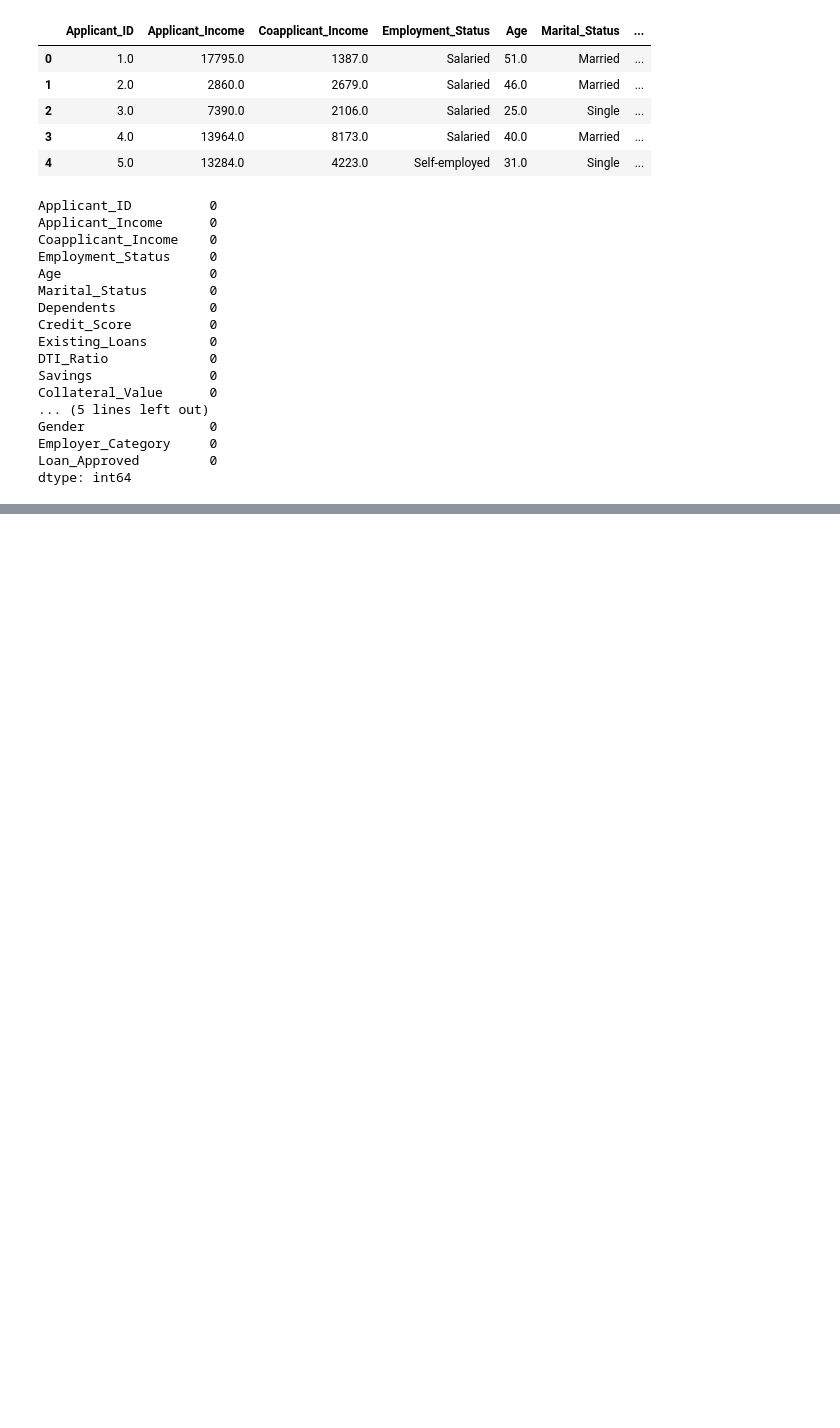
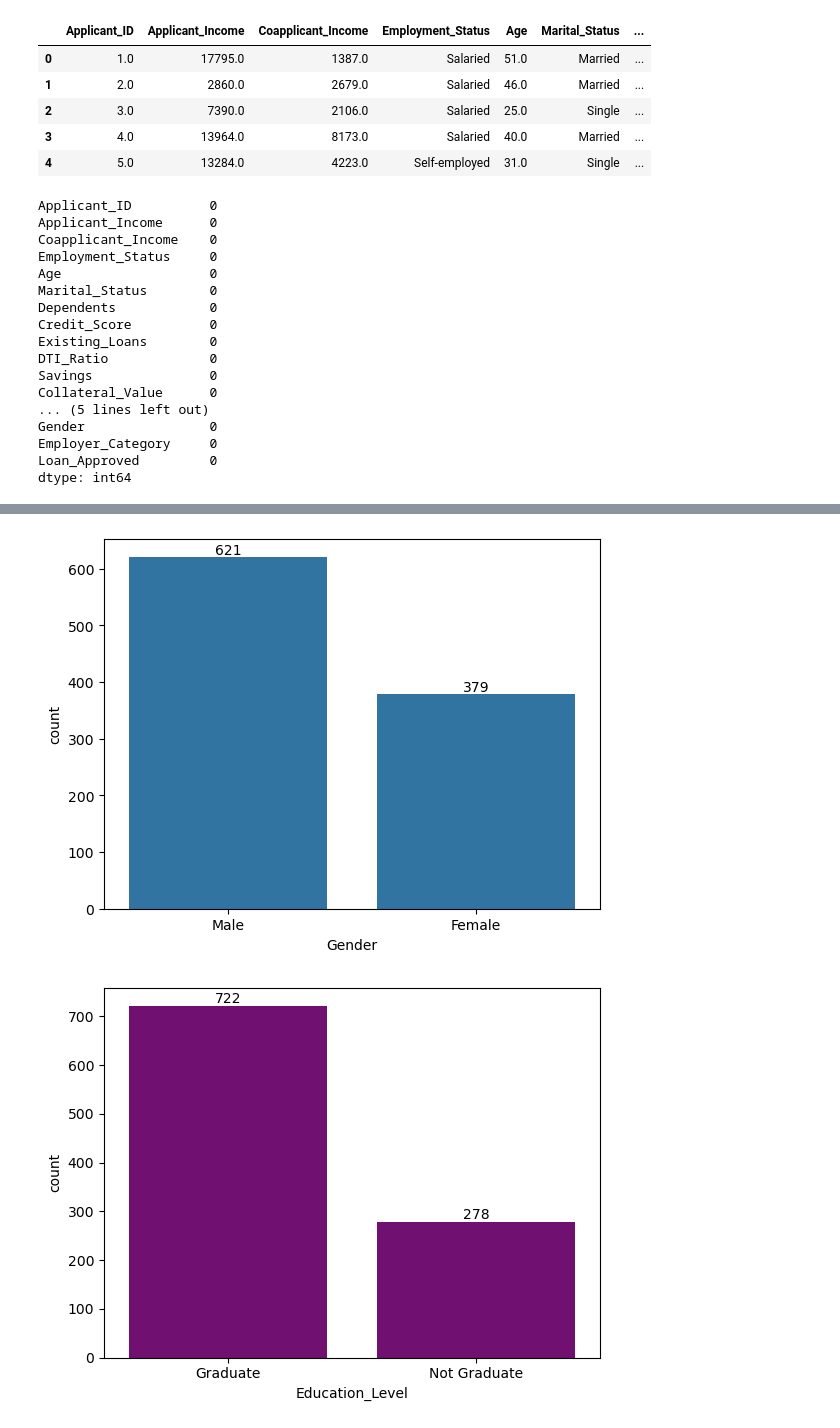
Before and after one commit to Devsbygayatri/AI-ML-Learning-Journey, a Jupyter notebook: Supervised ML/credit_loan_project.ipynb, the cells around one changed output, grey strips where cells are left out. Drawn from its saved outputs; the diff is of its cells as text; code cells hidden in the pictures; blank space fills up the shorter version.

```diff
--- a/Supervised ML/credit_loan_project.ipynb
+++ b/Supervised ML/credit_loan_project.ipynb
@@ -169,0 +187,18 @@ dtype: int64
+# %%
+# analyze categories
+
+#analyze gender
+gender_cnt = df["Gender"].value_counts()
+ax = sns.barplot(gender_cnt)
+ax.bar_label(ax.containers[0]) # Get the first bar container
+plt.show()
+
+
+#analyze education level
+edu_cnt = df["Education_Level"].value_counts()
+ax = sns.barplot(edu_cnt, color = "purple")
+ax.bar_label(ax.containers[0])
+plt.show()
+# %% [output]
+[figure, added]
+[figure, added]
```
Also changed, not shown: parts of 10 cells of this notebook.
